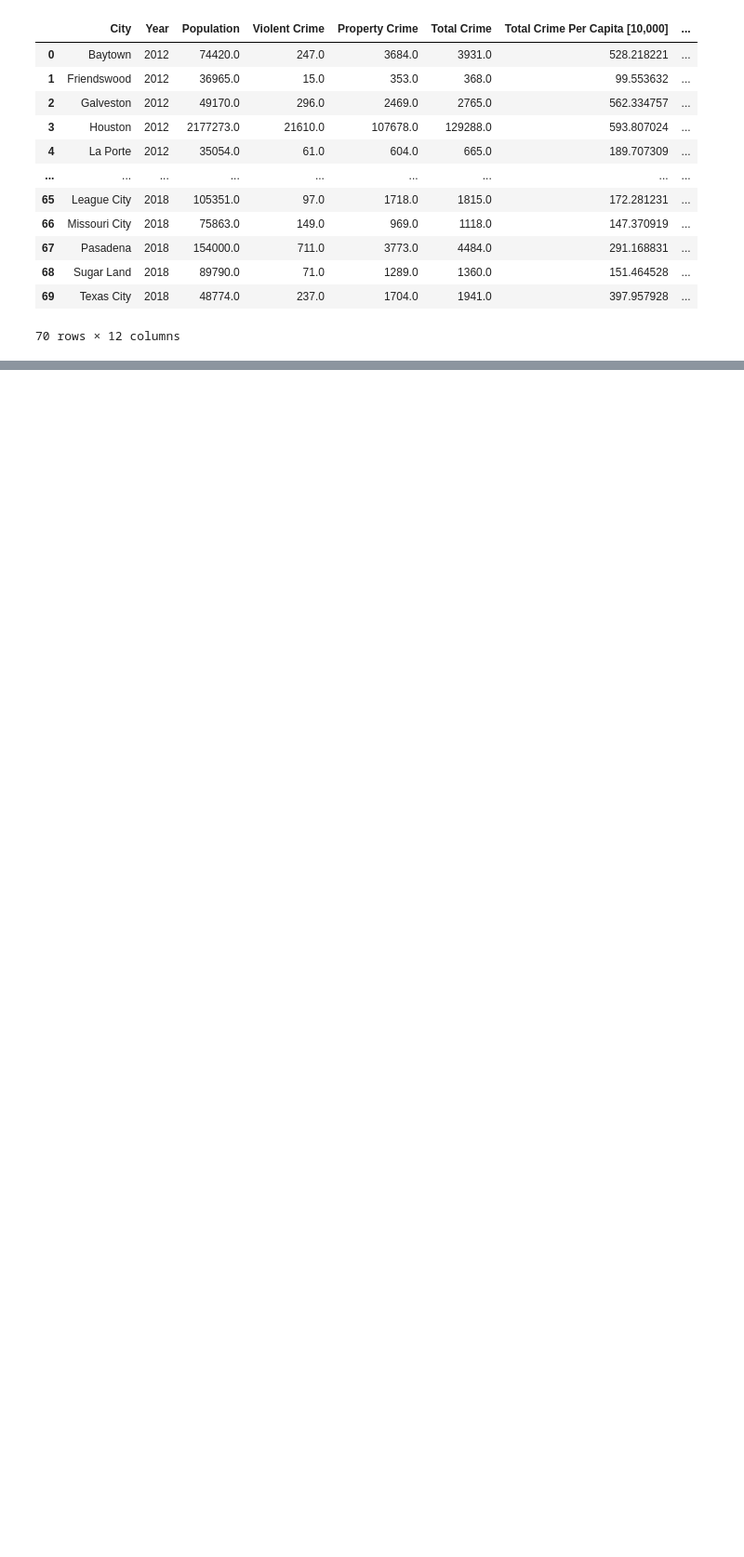
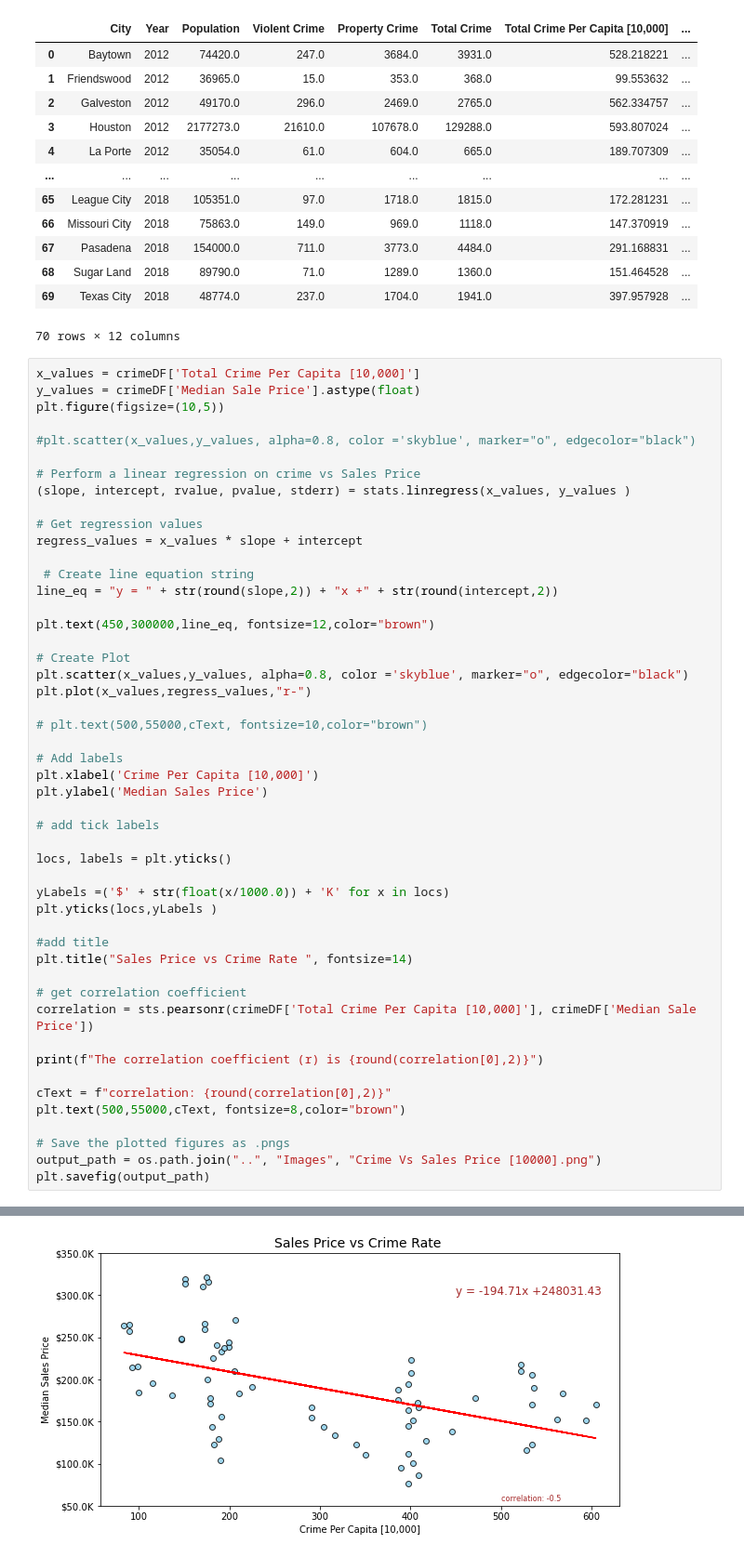
Before and after one commit to andresocorro/project_1, a Jupyter notebook: src_files/CrimeHousingMarketAnalysis.ipynb, the cells around one changed output, grey strips where cells are left out. Shown at 93% size. Cells and saved outputs as stored; diff of their text form; blank space fills up the shorter version.

```diff
--- a/src_files/CrimeHousingMarketAnalysis.ipynb
+++ b/src_files/CrimeHousingMarketAnalysis.ipynb
@@ -98,3 +98,53 @@ crimeDF
 | 68 | Sugar Land | 2018 | 89790.0 | 71.0 | 1289.0 | 1360.0 | 151.464528 | ... |
 | 69 | Texas City | 2018 | 48774.0 | 237.0 | 1704.0 | 1941.0 | 397.957928 | ... |
 70 rows × 12 columns
+# %%
+x_values = crimeDF['Total Crime Per Capita [10,000]']
+y_values = crimeDF['Median Sale Price'].astype(float)
+plt.figure(figsize=(10,5))
+
+#plt.scatter(x_values,y_values, alpha=0.8, color ='skyblue', marker="o", edgecolor="black")
+
+# Perform a linear regression on crime vs Sales Price
+(slope, intercept, rvalue, pvalue, stderr) = stats.linregress(x_values, y_values )
+
+# Get regression values
+regress_values = x_values * slope + intercept
+
+ # Create line equation string
+line_eq = "y = " + str(round(slope,2)) + "x +" + str(round(intercept,2))
+
+plt.text(450,300000,line_eq, fontsize=12,color="brown")
+
+# Create Plot
+plt.scatter(x_values,y_values, alpha=0.8, color ='skyblue', marker="o", edgecolor="black")
+plt.plot(x_values,regress_values,"r-")
+
+# plt.text(500,55000,cText, fontsize=10,color="brown")
+
+# Add labels
+plt.xlabel('Crime Per Capita [10,000]')
+plt.ylabel('Median Sales Price')
+
+# add tick labels
+
+locs, labels = plt.yticks()
+
+yLabels =('$' + str(float(x/1000.0)) + 'K' for x in locs)
+plt.yticks(locs,yLabels )
+
+#add title
+plt.title("Sales Price vs Crime Rate ", fontsize=14)
+
+# get correlation coefficient
+correlation = sts.pearsonr(crimeDF['Total Crime Per Capita [10,000]'], crimeDF['Median Sale Price'])
+
+print(f"The correlation coefficient (r) is {round(correlation[0],2)}")
+
+cText = f"correlation: {round(correlation[0],2)}"
+plt.text(500,55000,cText, fontsize=8,color="brown")
+
+# Save the plotted figures as .pngs
+output_path = os.path.join("..", "Images", "Crime Vs Sales Price [10000].png")
+plt.savefig(output_path)
+# %% [output]
@@ -100,0 +152 @@ crimeDF
+[figure, added]
```
Also changed, not shown: parts of 6 cells of this notebook, 12 other files.
